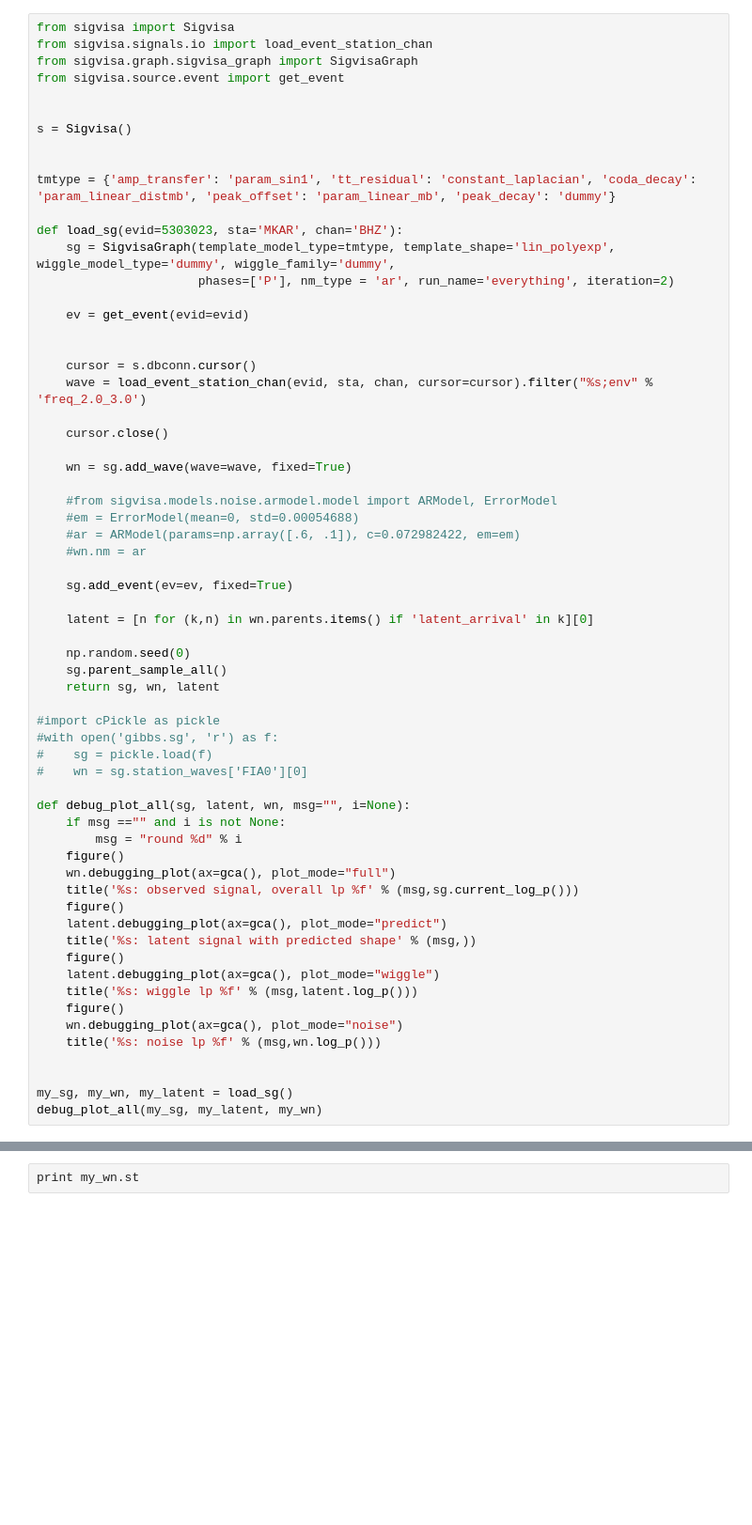
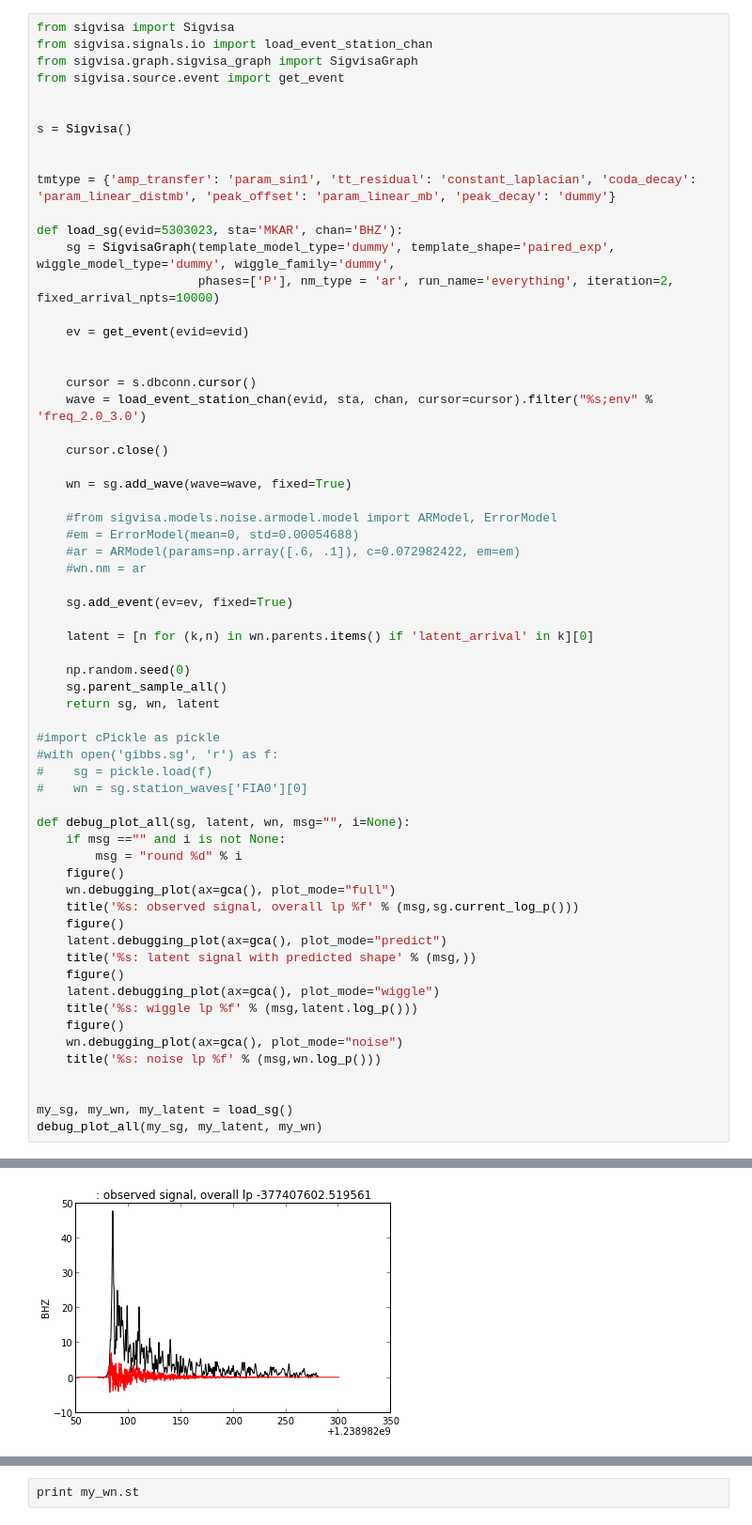
Before and after one commit to davmre/sigvisa, a Jupyter notebook: latent arrival mcmc.ipynb, the cells around one changed output, grey strips where cells are left out. Shown at 94% size. Drawn from its saved outputs; the diff is of its cells as text; blank space fills up the shorter version.

```diff
--- a/latent arrival mcmc.ipynb
+++ b/latent arrival mcmc.ipynb
@@ -11,8 +11,8 @@ s = Sigvisa()
 tmtype = {'amp_transfer': 'param_sin1', 'tt_residual': 'constant_laplacian', 'coda_decay': 'param_linear_distmb', 'peak_offset': 'param_linear_mb', 'peak_decay': 'dummy'}
 
 def load_sg(evid=5303023, sta='MKAR', chan='BHZ'):
-    sg = SigvisaGraph(template_model_type=tmtype, template_shape='lin_polyexp', wiggle_model_type='dummy', wiggle_family='dummy',
-                      phases=['P'], nm_type = 'ar', run_name='everything', iteration=2)
+    sg = SigvisaGraph(template_model_type='dummy', template_shape='paired_exp', wiggle_model_type='dummy', wiggle_family='dummy',
+                      phases=['P'], nm_type = 'ar', run_name='everything', iteration=2, fixed_arrival_npts=10000)
 
     ev = get_event(evid=evid)
 
@@ -65,0 +65 @@ ModelNotFoundError: no model found matching model_type = 'constant_laplacian' an
+[figure, added]
```
Also changed, not shown: parts of 5 cells of this notebook, 40 other files.
